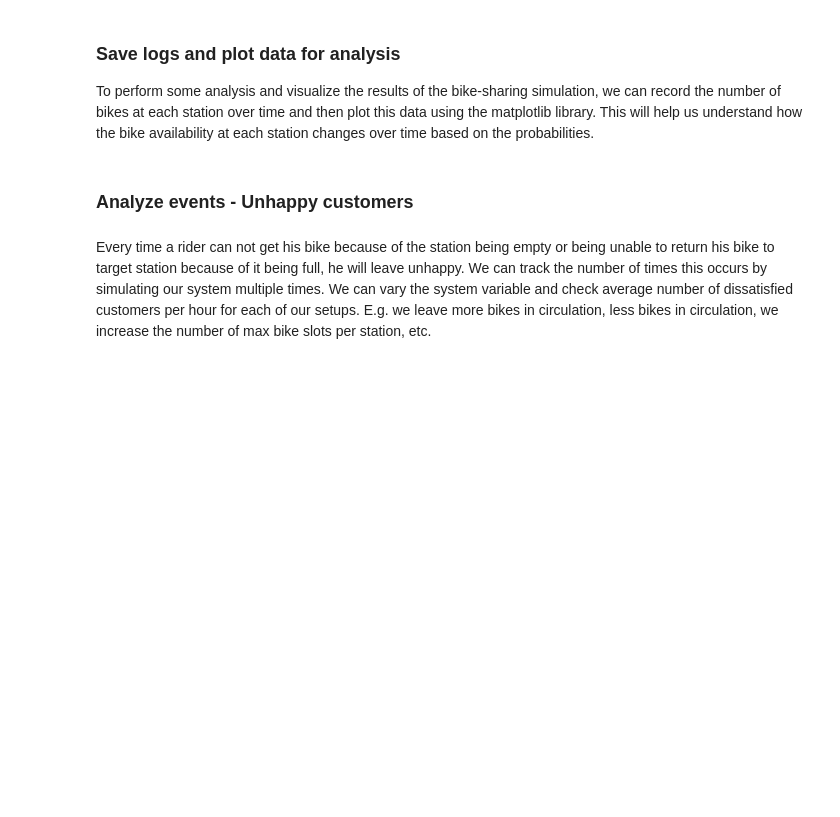
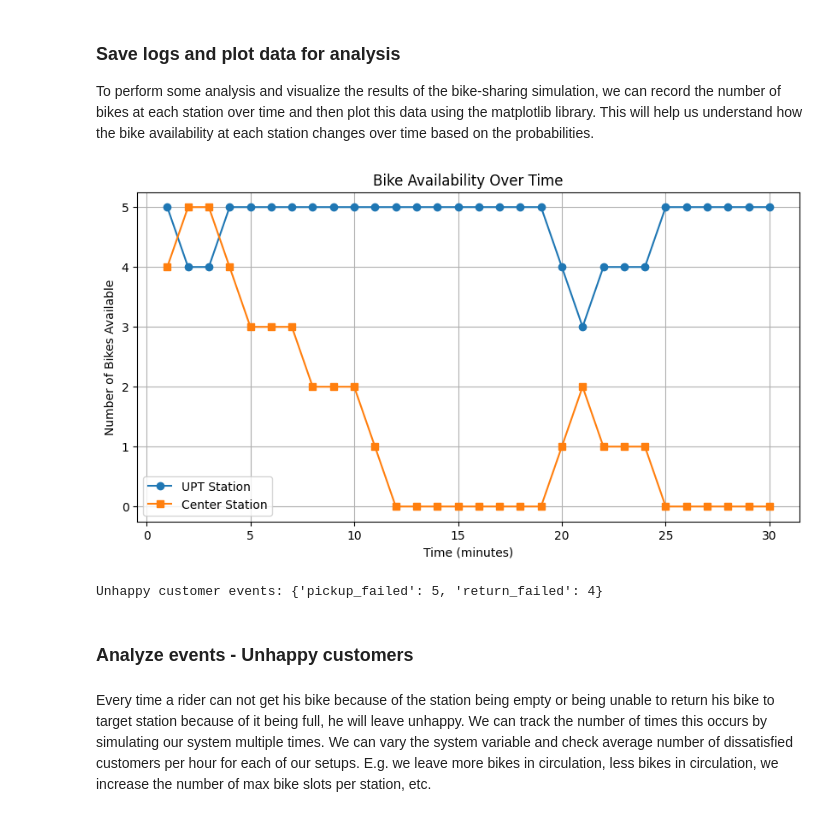
Before and after one commit to AlexandruCL/An_3, a Jupyter notebook: MS/Week_3/MS_Lab_2.ipynb, the cells around one changed output. Saved outputs shown, nothing was run; the diff lists cells and outputs as text; code cells hidden in the pictures; blank space fills up the shorter version.

```diff
--- a/MS/Week_3/MS_Lab_2.ipynb
+++ b/MS/Week_3/MS_Lab_2.ipynb
@@ -327,3 +324,62 @@ To perform some analysis and visualize the results of the bike-sharing simulatio
+# %%
+# Save history at each minute and add plotting of said history
+# Write code below
+def simulate_with_full_history(minutes=30, p_up_to_center=0.3, p_center_to_up=0.5):
+    system = make_initial_system()
+    history = {"UPT": [], "Center": []}
+    unhappy = {"pickup_failed": 0, "return_failed": 0}
+
+    for minute in range(minutes):
+        # attempt UPT -> Center
+        if random.random() < p_up_to_center:
+            if len(system.stations["UPT"].bikes) == 0:
+                unhappy["pickup_failed"] += 1
+            else:
+                bike = system.stations["UPT"].bikes[0]
+                bike = system.release_bike("UPT", bike.bike_id)
+                if bike is None:
+                    unhappy["pickup_failed"] += 1
+                else:
+                    if not system.dock_bike("Center", bike):
+                        unhappy["return_failed"] += 1
+
+        # attempt Center -> UPT
+        if random.random() < p_center_to_up:
+            if len(system.stations["Center"].bikes) == 0:
+                unhappy["pickup_failed"] += 1
+            else:
+                bike = system.stations["Center"].bikes[0]
+                bike = system.release_bike("Center", bike.bike_id)
+                if bike is None:
+                    unhappy["pickup_failed"] += 1
+                else:
+                    if not system.dock_bike("UPT", bike):
+                        unhappy["return_failed"] += 1
+
+        history["UPT"].append(len(system.stations["UPT"].bikes))
+        history["Center"].append(len(system.stations["Center"].bikes))
+
+    return history, unhappy
+
+# Run simulation and save history
+history, unhappy_events = simulate_with_full_history(minutes=30)
+
+# Plot the history
+minutes_list = list(range(1, len(history["UPT"]) + 1))
+plt.figure(figsize=(10, 5))
+plt.plot(minutes_list, history["UPT"], marker='o', label="UPT Station")
+plt.plot(minutes_list, history["Center"], marker='s', label="Center Station")
+plt.xlabel("Time (minutes)")
+plt.ylabel("Number of Bikes Available")
+plt.title("Bike Availability Over Time")
+plt.legend()
+plt.grid(True)
+plt.show()
+
+print(f"Unhappy customer events: {unhappy_events}")
+# %% [output]
+[figure, added]
+Unhappy customer events: {'pickup_failed': 5, 'return_failed': 4}
 # %% [markdown]
 ### Analyze events - Unhappy customers
 # %% [markdown]
```
Also changed, not shown: parts of 4 cells of this notebook.
